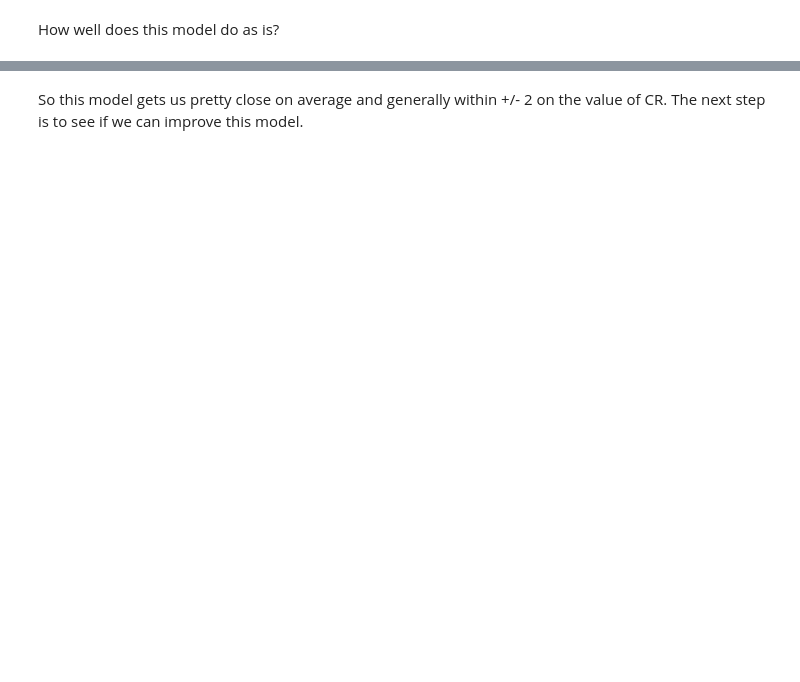
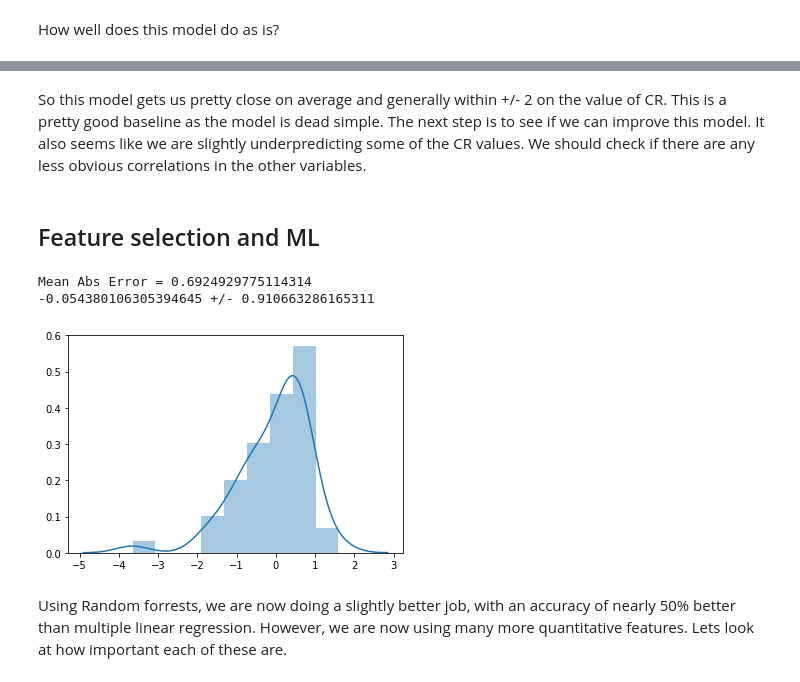
Before and after one commit to r3dunlop/DnDMonsterEngine, a Jupyter notebook: MonsterBasicAnalysis.ipynb, the cells around one changed output, grey strips where cells are left out. Drawn from its saved outputs; the diff is of its cells as text; code cells hidden in the pictures; blank space fills up the shorter version.

```diff
--- a/MonsterBasicAnalysis.ipynb
+++ b/MonsterBasicAnalysis.ipynb
@@ -262,2 +294,16 @@ print("{0} +/- {1}".format(np.mean(prediction_diff),np.std(prediction_diff)))
 # %% [markdown]
-So this model gets us pretty close on average and generally within +/- 2 on the value of CR. The next step is to see if we can improve this model.
+So this model gets us pretty close on average and generally within +/- 2 on the value of CR. This is a pretty good baseline as the model is dead simple. The next step is to see if we can improve this model. It also seems like we are slightly underpredicting some of the CR values. We should check if there are any less obvious correlations in the other variables.
+# %% [markdown]
+## Feature selection and ML
+# %%
+rf_model = RandomForestRegressor(n_estimators=1000, random_state=1)
+rf_model.fit(X_train,y_train.values.ravel())
+
+y_pred_rf = rf_model.predict(X_val)
+accuracy(y_pred_mr,y_val.CR.to_list())
+# %% [output]
+Mean Abs Error = 0.6924929775114314
+-0.054380106305394645 +/- 0.910663286165311
+[figure, added]
+# %% [markdown]
+Using Random forrests, we are now doing a slightly better job, with an accuracy of nearly 50% better than multiple linear regression. However, we are now using many more quantitative features. Lets look at how important each of these are.
```
Also changed, not shown: parts of 26 cells of this notebook, 1 other file.
